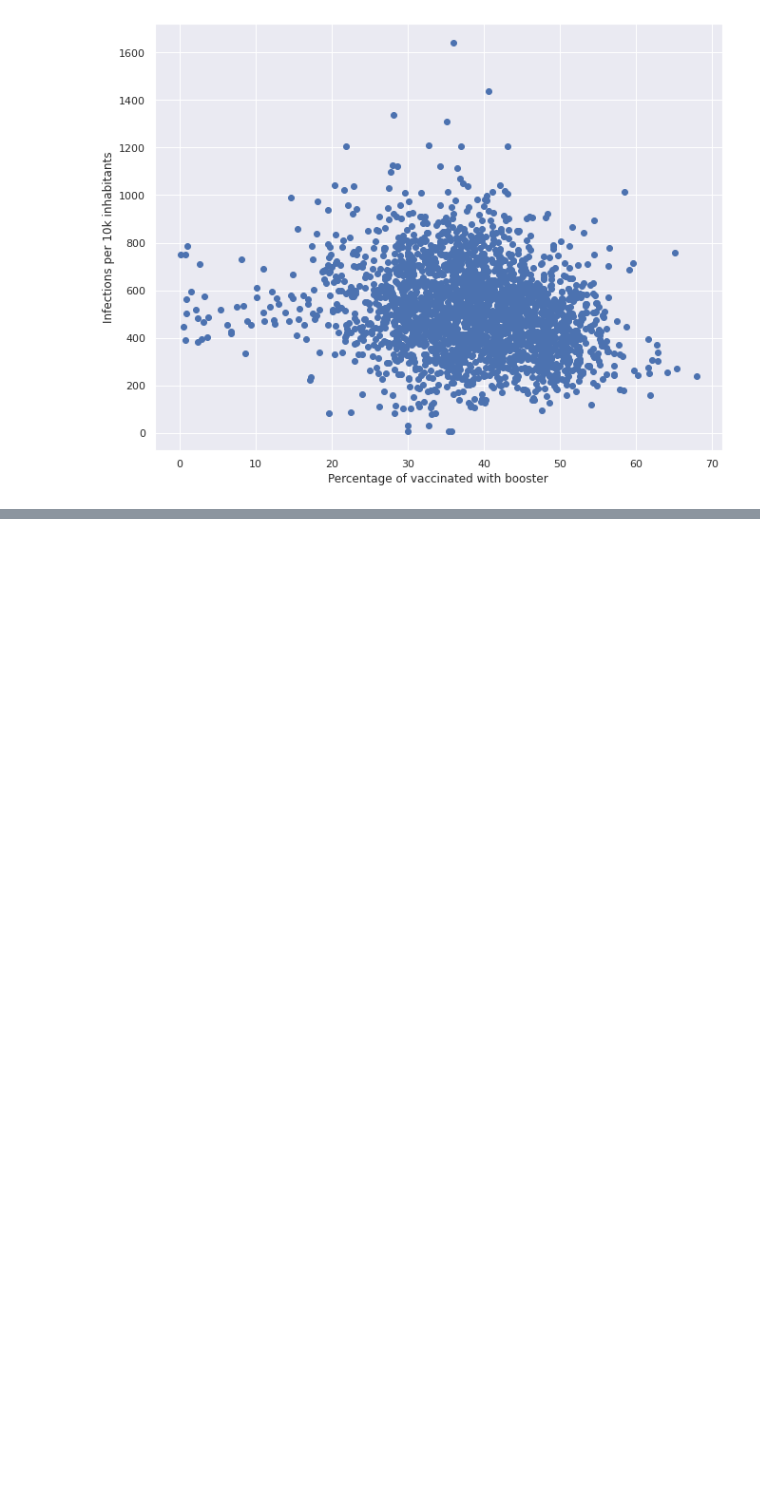
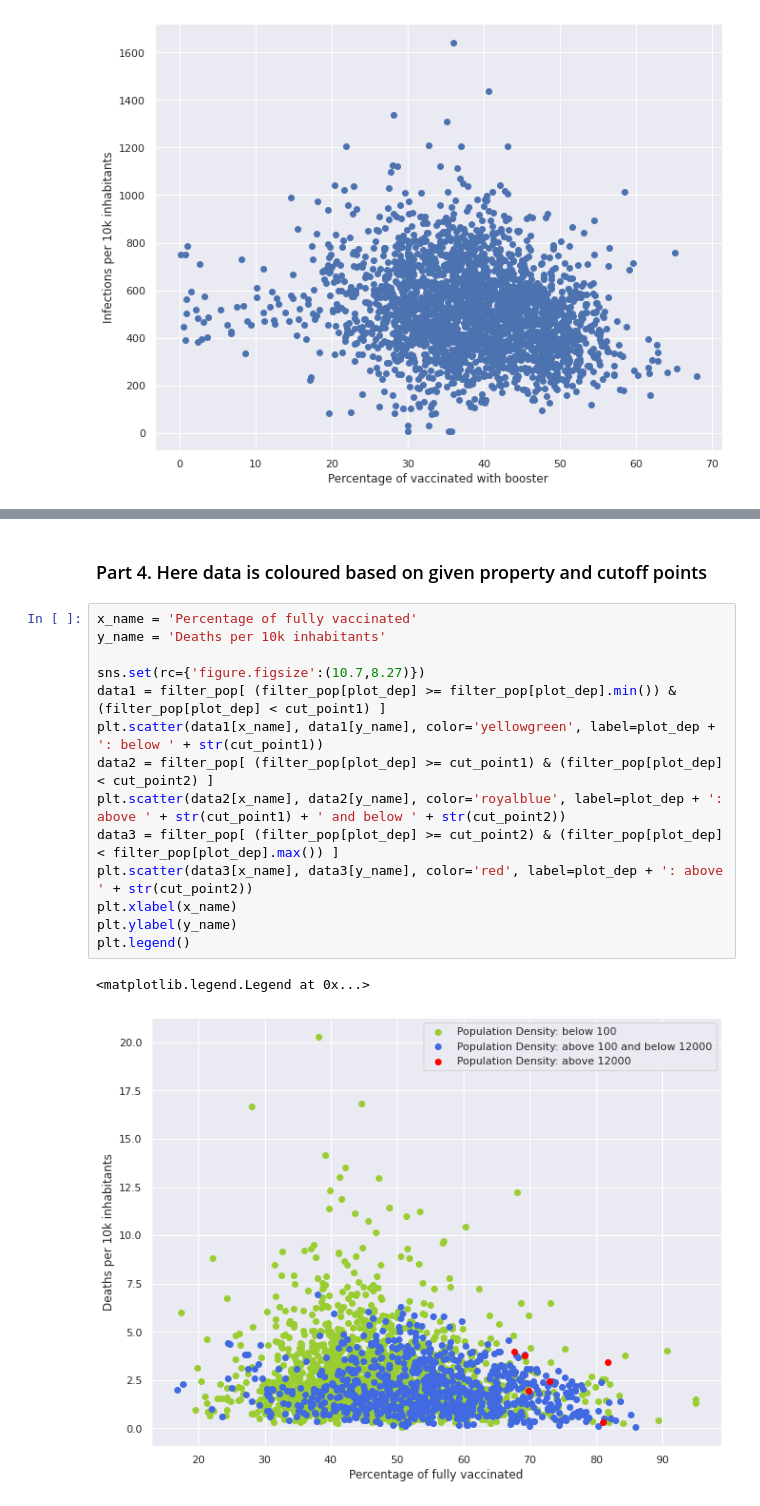
Before and after one commit to dzoanka/Covid19-cases-deaths-against-vax-in-US-counties, a Jupyter notebook: display_plots_covid_data.ipynb, the cells around one changed output, grey strips where cells are left out. Saved outputs shown, nothing was run; the diff lists cells and outputs as text; blank space fills up the shorter version.

Commit message:
Add plot with colors and organizing code

```diff
--- a/display_plots_covid_data.ipynb
+++ b/display_plots_covid_data.ipynb
@@ -156,0 +135,19 @@ filter_pop[ (filter_pop[plot_dep] >= 5000) ]
+# %% [markdown]
+### Part 4. Here data is coloured based on given property and cutoff points
+# %%
+x_name = 'Percentage of fully vaccinated'
+y_name = 'Deaths per 10k inhabitants'
+
+sns.set(rc={'figure.figsize':(10.7,8.27)})
+data1 = filter_pop[ (filter_pop[plot_dep] >= filter_pop[plot_dep].min()) & (filter_pop[plot_dep] < cut_point1) ]
+plt.scatter(data1[x_name], data1[y_name], color='yellowgreen', label=plot_dep + ': below ' + str(cut_point1))
+data2 = filter_pop[ (filter_pop[plot_dep] >= cut_point1) & (filter_pop[plot_dep] < cut_point2) ]
+plt.scatter(data2[x_name], data2[y_name], color='royalblue', label=plot_dep + ': above ' + str(cut_point1) + ' and below ' + str(cut_point2))
+data3 = filter_pop[ (filter_pop[plot_dep] >= cut_point2) & (filter_pop[plot_dep] < filter_pop[plot_dep].max()) ]
+plt.scatter(data3[x_name], data3[y_name], color='red', label=plot_dep + ': above ' + str(cut_point2))
+plt.xlabel(x_name)
+plt.ylabel(y_name)
+plt.legend()
+# %% [output]
+<matplotlib.legend.Legend at 0x...>
+[figure, added]
```
Also changed, not shown: parts of 18 cells of this notebook.
